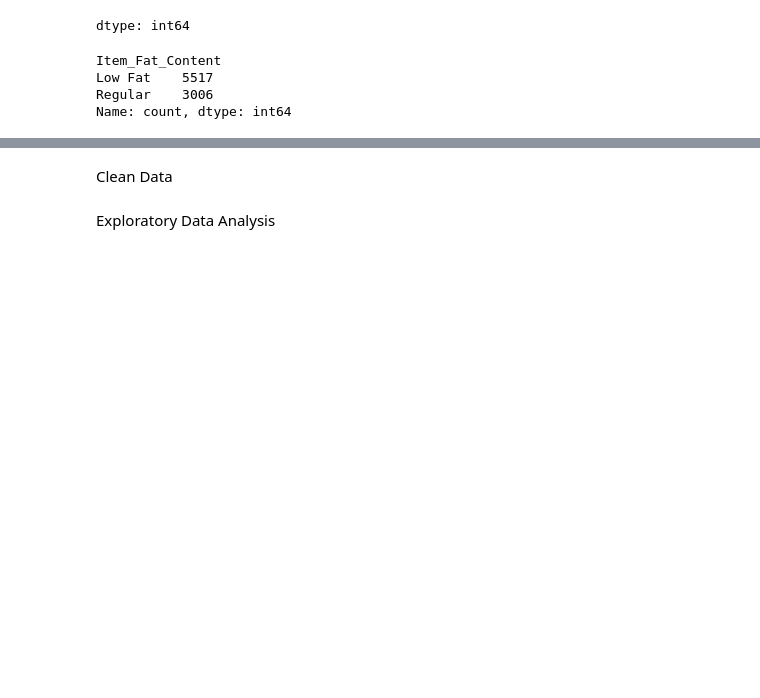
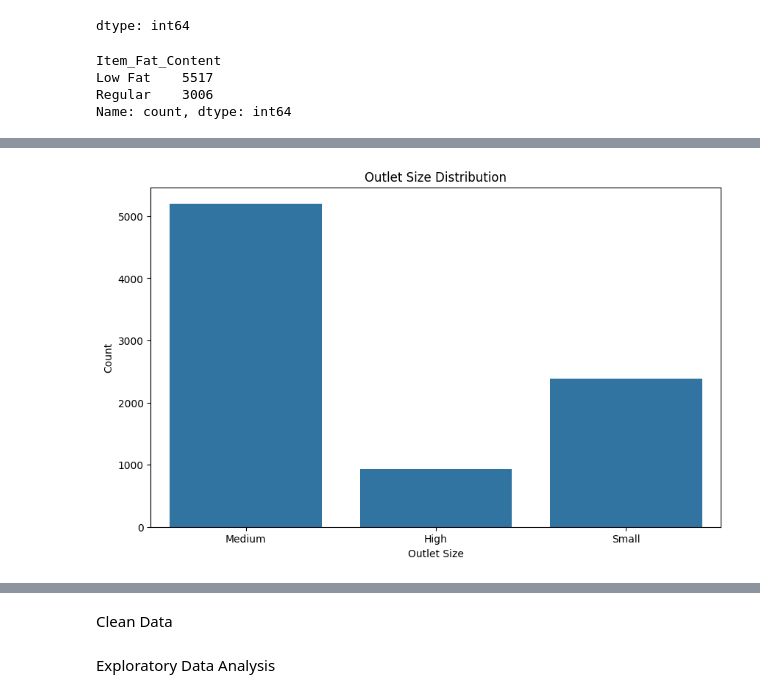
Before and after one commit to YousefAbuAli/Prediction-of-Product-Sales, a Jupyter notebook: Untitled4.ipynb, the cells around one changed output, grey strips where cells are left out. Cells and saved outputs as stored; diff of their text form; code cells hidden in the pictures; blank space fills up the shorter version.

```diff
--- a/Untitled4.ipynb
+++ b/Untitled4.ipynb
@@ -118,0 +141,9 @@ Name: count, dtype: int64
+# %%
+plt.figure(figsize=(10, 6))
+sns.countplot(x='Outlet_Size', data=sales_predictions)
+plt.title('Outlet Size Distribution')
+plt.xlabel('Outlet Size')
+plt.ylabel('Count')
+plt.show()
+# %% [output]
+[figure, added]
```
Also changed, not shown: parts of 4 cells of this notebook.
